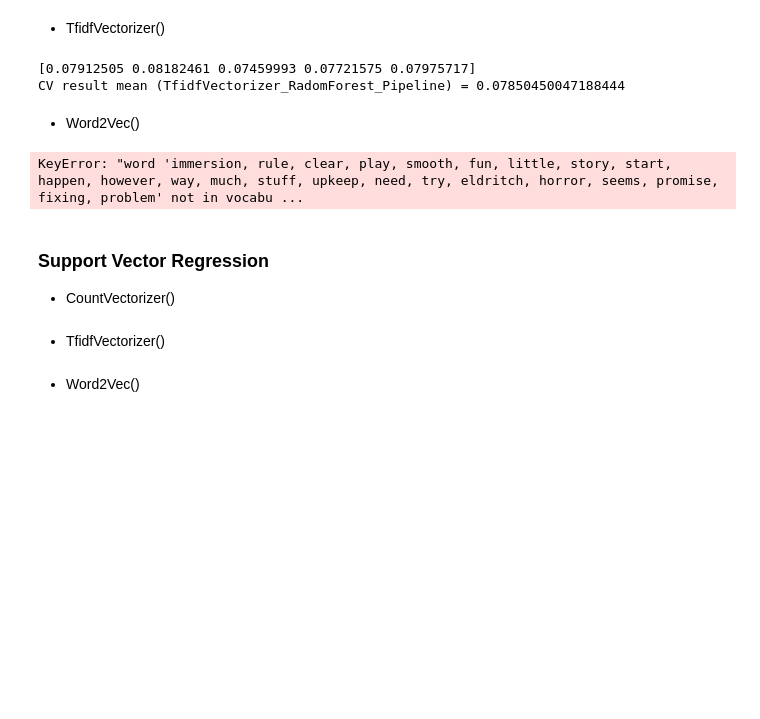
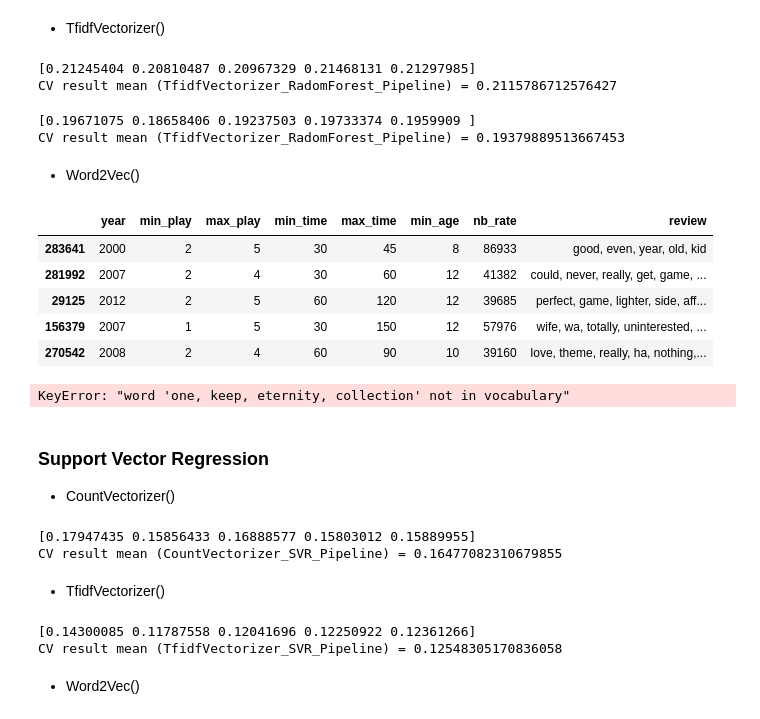
Before and after one commit to DianeDrl/Capstone-Project-2, a Jupyter notebook: Capstone Project 2.ipynb, the cells around one changed output. Cells and saved outputs as stored; diff of their text form; code cells hidden in the pictures; blank space fills up the shorter version.

```diff
--- a/Capstone Project 2.ipynb
+++ b/Capstone Project 2.ipynb
@@ -547,64 +636,110 @@ CV result mean (CountVectorizer_RadomForest_Pipeline) = 0.016534221452952625
 - TfidfVectorizer()
 # %%
 classifier = Pipeline([
-    ('features', FeatureUnion([
+    ('features', FeatureUnion([('column1',NumberSelector('year')),('column2',NumberSelector('min_play')),
+                               ('column3',NumberSelector('max_play')),('column4',NumberSelector('min_time')),
+                               ('column5',NumberSelector('max_time')),('column6',NumberSelector('min_age')),
+                               ('column7',NumberSelector('nb_rate')),
         ('text', Pipeline([
             ('colext', TextSelector('review')),
-            ('CountVectorizer', CountVectorizer(min_df=Min_df,stop_words='english')),
+            ('TfidfVectorizer', TfidfVectorizer(min_df=Min_df,stop_words='english')),
             ('svd', TruncatedSVD(n_components=100,random_state=21)),])),])),
-    ('clf', RandomForestRegressor(max_depth=9, random_state=21)),])
+    ('clf', RandomForestRegressor(max_depth=9, min_samples_leaf=50, random_state=21)),])
 cv_result_tfi_RF_pip=cross_val_score(classifier,X_train,y_train,cv=5)
 # Score
 print(cv_result_tfi_RF_pip)
 print('CV result mean (TfidfVectorizer_RadomForest_Pipeline) =',np.mean(cv_result_tfi_RF_pip))
 # %% [output]
-[0.07912505 0.08182461 0.07459993 0.07721575 0.07975717]
-CV result mean (TfidfVectorizer_RadomForest_Pipeline) = 0.07850450047188444
+[0.21245404 0.20810487 0.20967329 0.21468131 0.21297985]
+CV result mean (TfidfVectorizer_RadomForest_Pipeline) = 0.2115786712576427
+# %%
+# Without svd
+classifier = Pipeline([
+    ('features', FeatureUnion([('column1',NumberSelector('year')),('column2',NumberSelector('min_play')),
+                               ('column3',NumberSelector('max_play')),('column4',NumberSelector('min_time')),
+                               ('column5',NumberSelector('max_time')),('column6',NumberSelector('min_age')),
+                               ('column7',NumberSelector('nb_rate')),
+        ('text', Pipeline([
+            ('colext', TextSelector('review')),
+            ('TfidfVectorizer', TfidfVectorizer(min_df=Min_df,stop_words='english')),])),])),
+    ('clf', RandomForestRegressor(max_depth=9, min_samples_leaf=50, random_state=21)),])
+cv_result_tfi_RF_pip=cross_val_score(classifier,X_train,y_train,cv=5)
+# Score
+print(cv_result_tfi_RF_pip)
+print('CV result mean (TfidfVectorizer_RadomForest_Pipeline) =',np.mean(cv_result_tfi_RF_pip))
+# %% [output]
+[0.19671075 0.18658406 0.19237503 0.19733374 0.1959909 ]
+CV result mean (TfidfVectorizer_RadomForest_Pipeline) = 0.19379889513667453
 # %% [markdown]
 - Word2Vec()
+# %%
+X_train.head()
+# %% [output]
+|  | year | min_play | max_play | min_time | max_time | min_age | nb_rate | review |
+| 283641 | 2000 | 2 | 5 | 30 | 45 | 8 | 86933 | good, even, year, old, kid |
+| 281992 | 2007 | 2 | 4 | 30 | 60 | 12 | 41382 | could, never, really, get, game, ... |
+| 29125 | 2012 | 2 | 5 | 60 | 120 | 12 | 39685 | perfect, game, lighter, side, aff... |
+| 156379 | 2007 | 1 | 5 | 30 | 150 | 12 | 57976 | wife, wa, totally, uninterested, ... |
+| 270542 | 2008 | 2 | 4 | 60 | 90 | 10 | 39160 | love, theme, really, ha, nothing,... |
 # %%
 classifier = Pipeline([
-    ('features', FeatureUnion([
+    ('features', FeatureUnion([('column1',NumberSelector('year')),('column2',NumberSelector('min_play')),
+                               ('column3',NumberSelector('max_play')),('column4',NumberSelector('min_time')),
+                               ('column5',NumberSelector('max_time')),('column6',NumberSelector('min_age')),
+                               ('column7',NumberSelector('nb_rate')),
         ('text', Pipeline([
             ('colext', TextSelector('review')),
-            ('Word2Vec', W2VTransformer(size=100, min_count=2, seed=21)),
-            ('svd', TruncatedSVD(n_components=100,random_state=21)),])),])),
+            ('Word2Vec', W2VTransformer(size=100, min_count=2, seed=21)),])),])),
     ('clf', RandomForestRegressor(max_depth=9, random_state=21)),])
 cv_result_wor_RF_pip=cross_val_score(classifier,X_train_s,y_train_s,cv=5)
 # Score
 print(cv_result_wor_RF_pip)
 print('CV result mean (Word2Vec_RadomForest_Pipeline) =',np.mean(cv_result_wor_RF_pip))
 # %% [output]
-KeyError: "word 'immersion, rule, clear, play, smooth, fun, little, story, start, happen, however, way, much, stuff, upkeep, need, try, eldritch, horror, seems, promise, fixing, problem' not in vocabu ...
+KeyError: "word 'one, keep, eternity, collection' not in vocabulary"
 # %% [markdown]
 ### Support Vector Regression
 - CountVectorizer()
 # %%
+# With dataframe sample /10
 classifier = Pipeline([
-    ('features', FeatureUnion([
+    ('features', FeatureUnion([('column1',NumberSelector('year')),('column2',NumberSelector('min_play')),
+                               ('column3',NumberSelector('max_play')),('column4',NumberSelector('min_time')),
+                               ('column5',NumberSelector('max_time')),('column6',NumberSelector('min_age')),
+                               ('column7',NumberSelector('nb_rate')),
         ('text', Pipeline([
             ('colext', TextSelector('review')),
             ('CountVectorizer', CountVectorizer(min_df=Min_df,stop_words='english')),
             ('svd', TruncatedSVD(n_components=100,random_state=21)),])),])),
     ('svr', SVR()),])
-cv_result_cou_SVR_pip=cross_val_score(classifier,X_train,y_train,cv=5)
+cv_result_cou_SVR_pip=cross_val_score(classifier,X_train_s10,y_train_s10,cv=5)
 # Score
 print(cv_result_cou_SVR_pip)
 print('CV result mean (CountVectorizer_SVR_Pipeline) =',np.mean(cv_result_cou_SVR_pip))
+# %% [output]
+[0.17947435 0.15856433 0.16888577 0.15803012 0.15889955]
+CV result mean (CountVectorizer_SVR_Pipeline) = 0.16477082310679855
 # %% [markdown]
 - TfidfVectorizer()
 # %%
+# With dataframe sample /10
 classifier = Pipeline([
-    ('features', FeatureUnion([
+    ('features', FeatureUnion([('column1',NumberSelector('year')),('column2',NumberSelector('min_play')),
+                               ('column3',NumberSelector('max_play')),('column4',NumberSelector('min_time')),
+                               ('column5',NumberSelector('max_time')),('column6',NumberSelector('min_age')),
+                               ('column7',NumberSelector('nb_rate')),
         ('text', Pipeline([
             ('colext', TextSelector('review')),
-            ('CountVectorizer', CountVectorizer(min_df=Min_df,stop_words='english')),
+            ('TfidfVectorizer', TfidfVectorizer(min_df=Min_df,stop_words='english')),
             ('svd', TruncatedSVD(n_components=100,random_state=21)),])),])),
     ('svr', SVR()),])
-cv_result_tfi_SVR_pip=cross_val_score(classifier,X_train,y_train,cv=5)
+cv_result_tfi_SVR_pip=cross_val_score(classifier,X_train_s10,y_train_s10,cv=5)
 # Score
 print(cv_result_tfi_SVR_pip)
 print('CV result mean (TfidfVectorizer_SVR_Pipeline) =',np.mean(cv_result_tfi_SVR_pip))
+# %% [output]
+[0.14300085 0.11787558 0.12041696 0.12250922 0.12361266]
+CV result mean (TfidfVectorizer_SVR_Pipeline) = 0.12548305170836058
 # %% [markdown]
 - Word2Vec()
 # %%
```
Also changed, not shown: parts of 32 cells of this notebook.
